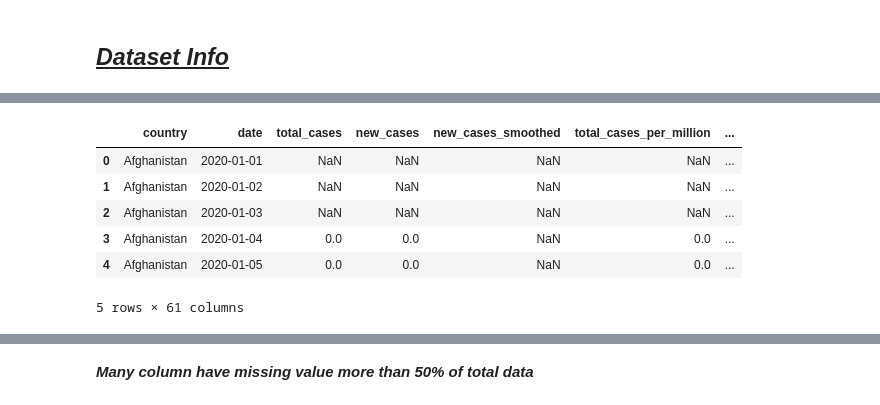
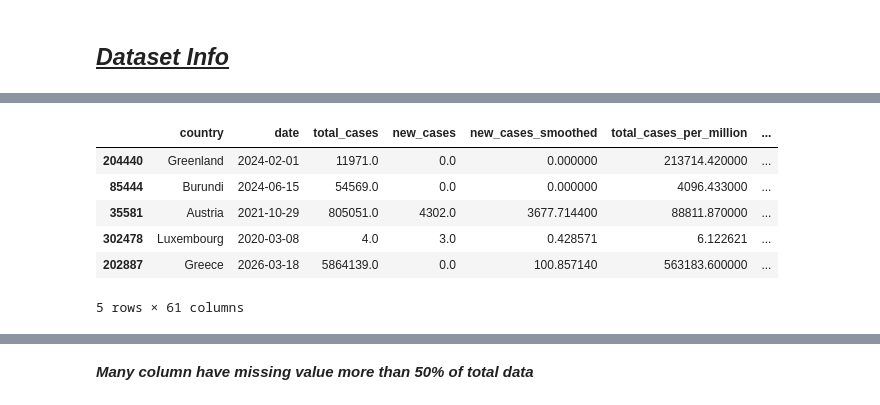
Before and after one commit to Polly49/COVID-19-Global-Data-Analysis, a Jupyter notebook: notebooks/covid_eda.ipynb, the cells around one changed output, grey strips where cells are left out. Cells and saved outputs as stored; diff of their text form; code cells hidden in the pictures.

```diff
--- a/notebooks/covid_eda.ipynb
+++ b/notebooks/covid_eda.ipynb
@@ -30,12 +30,12 @@ df.shape
 # %%
-df.head(5)
+df.sample(5)
 # %% [output]
 |  | country | date | total_cases | new_cases | new_cases_smoothed | total_cases_per_million | ... |
-| 0 | Afghanistan | 2020-01-01 | NaN | NaN | NaN | NaN | ... |
-| 1 | Afghanistan | 2020-01-02 | NaN | NaN | NaN | NaN | ... |
-| 2 | Afghanistan | 2020-01-03 | NaN | NaN | NaN | NaN | ... |
-| 3 | Afghanistan | 2020-01-04 | 0.0 | 0.0 | NaN | 0.0 | ... |
-| 4 | Afghanistan | 2020-01-05 | 0.0 | 0.0 | NaN | 0.0 | ... |
+| 204440 | Greenland | 2024-02-01 | 11971.0 | 0.0 | 0.000000 | 213714.420000 | ... |
+| 85444 | Burundi | 2024-06-15 | 54569.0 | 0.0 | 0.000000 | 4096.433000 | ... |
+| 35581 | Austria | 2021-10-29 | 805051.0 | 4302.0 | 3677.714400 | 88811.870000 | ... |
+| 302478 | Luxembourg | 2020-03-08 | 4.0 | 3.0 | 0.428571 | 6.122621 | ... |
+| 202887 | Greece | 2026-03-18 | 5864139.0 | 0.0 | 100.857140 | 563183.600000 | ... |
 5 rows × 61 columns
 # %%
 df.info()
```
Also changed, not shown: parts of 38 cells of this notebook.
